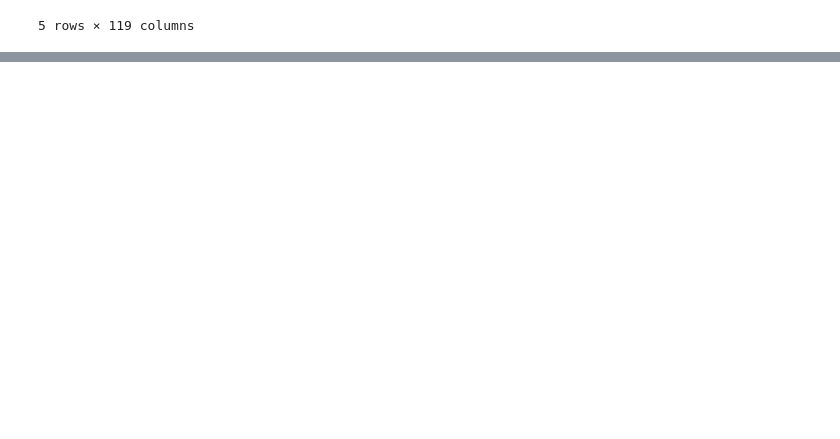
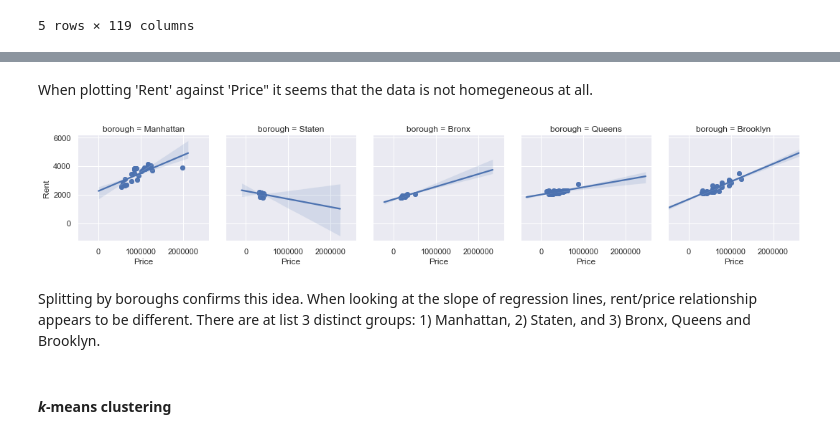
Before and after one commit to allaccountstaken/predicting_urban_home_values, a Jupyter notebook: Predicting Home Values Using Venues.ipynb, the cells around one changed output, grey strips where cells are left out. Cells and saved outputs as stored; diff of their text form; code cells hidden in the pictures; blank space fills up the shorter version.

```diff
--- a/Predicting Home Values Using Venues.ipynb
+++ b/Predicting Home Values Using Venues.ipynb
@@ -125,3 +184,16 @@ df_rents.head()
+# %% [markdown]
+When plotting 'Rent' against 'Price" it seems that the data is not homegeneous at all.
+# %%
+g1 = sns.lmplot(x='Price', y='Rent', data=df_nyc_prices_rents, ci=85,
+                col='borough', height=3, robust=False)
+g1 = g1.set_axis_labels('Price', 'Rent')
+plt.show()
+# %% [output]
+[figure, added]
+# %% [markdown]
+Splitting by boroughs confirms this idea. When looking at the slope of regression lines, rent/price relationship appears to be different. There are at list 3 distinct groups: 1) Manhattan, 2) Staten,  and 3) Bronx, Queens and Brooklyn.
+# %% [markdown]
+#### *k*-means clustering
 # %%
 # TODO:
 # 1) load condo prices - sort for NYC only, store data file, box plot by zip
```
Also changed, not shown: parts of 17 cells of this notebook.
